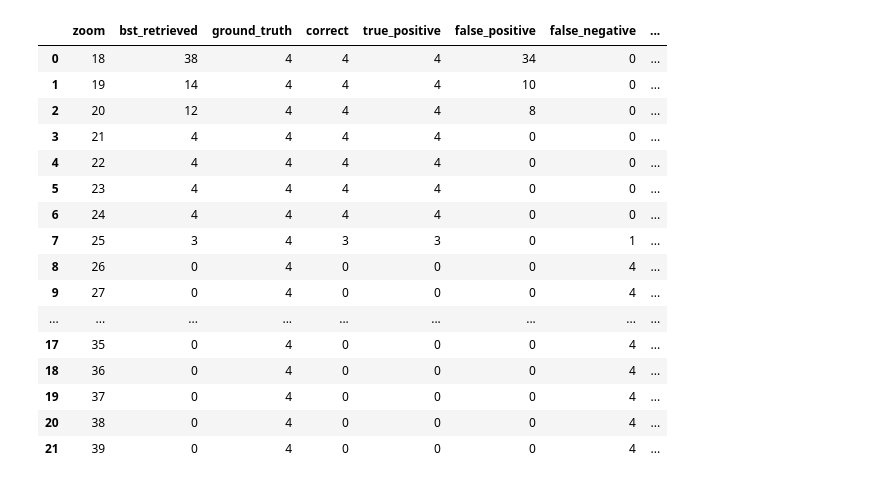
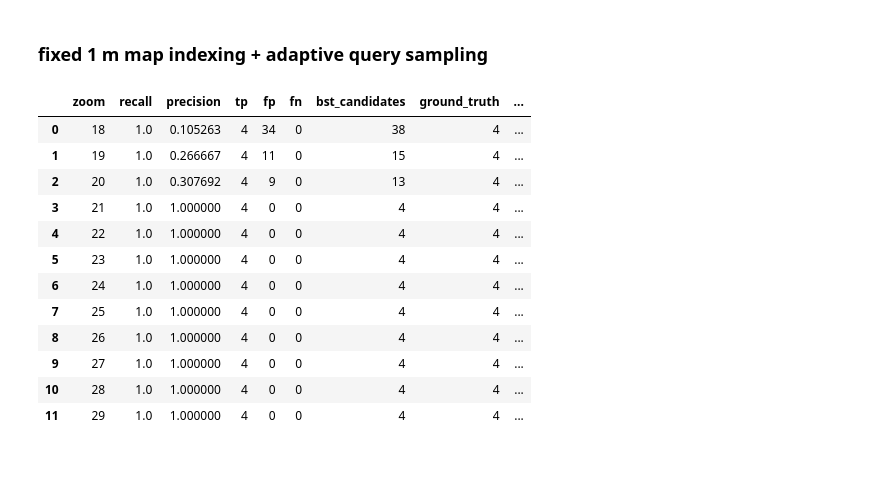
Before and after one commit to AbiDevJapan/BST-BEV, a Jupyter notebook: notebooks/02_bst_map_index.ipynb, the cells around one changed output. Cells and saved outputs as stored; diff of their text form; code cells hidden in the pictures.

Commit message:
v2, comapares adaptive queries and indexing

```diff
--- a/notebooks/02_bst_map_index.ipynb
+++ b/notebooks/02_bst_map_index.ipynb
@@ -69,28 +232,28 @@ z=39 | recall=0.000 | precision=0.000 | TP= 0 | FP= 0 | FN= 4
+# %% [markdown]
+### fixed 1 m map indexing + adaptive query sampling
 # %%
-import pandas as pd
+results_b = [
+    run_experiment(
+        zoom,
+        adaptive_index=False,
+        adaptive_query=True,
+    )
+    for zoom in range(18, 30)
+]
 
-
-df = pd.DataFrame(
-    result.to_dict()
-    for result in results
-)
-
-df
+df_b = pd.DataFrame(results_b)
+df_b
 # %% [output]
-|  | zoom | bst_retrieved | ground_truth | correct | true_positive | false_positive | false_negative | ... |
-| 0 | 18 | 38 | 4 | 4 | 4 | 34 | 0 | ... |
-| 1 | 19 | 14 | 4 | 4 | 4 | 10 | 0 | ... |
-| 2 | 20 | 12 | 4 | 4 | 4 | 8 | 0 | ... |
-| 3 | 21 | 4 | 4 | 4 | 4 | 0 | 0 | ... |
-| 4 | 22 | 4 | 4 | 4 | 4 | 0 | 0 | ... |
-| 5 | 23 | 4 | 4 | 4 | 4 | 0 | 0 | ... |
-| 6 | 24 | 4 | 4 | 4 | 4 | 0 | 0 | ... |
-| 7 | 25 | 3 | 4 | 3 | 3 | 0 | 1 | ... |
-| 8 | 26 | 0 | 4 | 0 | 0 | 0 | 4 | ... |
-| 9 | 27 | 0 | 4 | 0 | 0 | 0 | 4 | ... |
-| ... | ... | ... | ... | ... | ... | ... | ... | ... |
-| 17 | 35 | 0 | 4 | 0 | 0 | 0 | 4 | ... |
-| 18 | 36 | 0 | 4 | 0 | 0 | 0 | 4 | ... |
-| 19 | 37 | 0 | 4 | 0 | 0 | 0 | 4 | ... |
-| 20 | 38 | 0 | 4 | 0 | 0 | 0 | 4 | ... |
-| 21 | 39 | 0 | 4 | 0 | 0 | 0 | 4 | ... |
+|  | zoom | recall | precision | tp | fp | fn | bst_candidates | ground_truth | ... |
+| 0 | 18 | 1.0 | 0.105263 | 4 | 34 | 0 | 38 | 4 | ... |
+| 1 | 19 | 1.0 | 0.266667 | 4 | 11 | 0 | 15 | 4 | ... |
+| 2 | 20 | 1.0 | 0.307692 | 4 | 9 | 0 | 13 | 4 | ... |
+| 3 | 21 | 1.0 | 1.000000 | 4 | 0 | 0 | 4 | 4 | ... |
+| 4 | 22 | 1.0 | 1.000000 | 4 | 0 | 0 | 4 | 4 | ... |
+| 5 | 23 | 1.0 | 1.000000 | 4 | 0 | 0 | 4 | 4 | ... |
+| 6 | 24 | 1.0 | 1.000000 | 4 | 0 | 0 | 4 | 4 | ... |
+| 7 | 25 | 1.0 | 1.000000 | 4 | 0 | 0 | 4 | 4 | ... |
+| 8 | 26 | 1.0 | 1.000000 | 4 | 0 | 0 | 4 | 4 | ... |
+| 9 | 27 | 1.0 | 1.000000 | 4 | 0 | 0 | 4 | 4 | ... |
+| 10 | 28 | 1.0 | 1.000000 | 4 | 0 | 0 | 4 | 4 | ... |
+| 11 | 29 | 1.0 | 1.000000 | 4 | 0 | 0 | 4 | 4 | ... |
```
Also changed, not shown: parts of 9 cells of this notebook, 1 other file.
